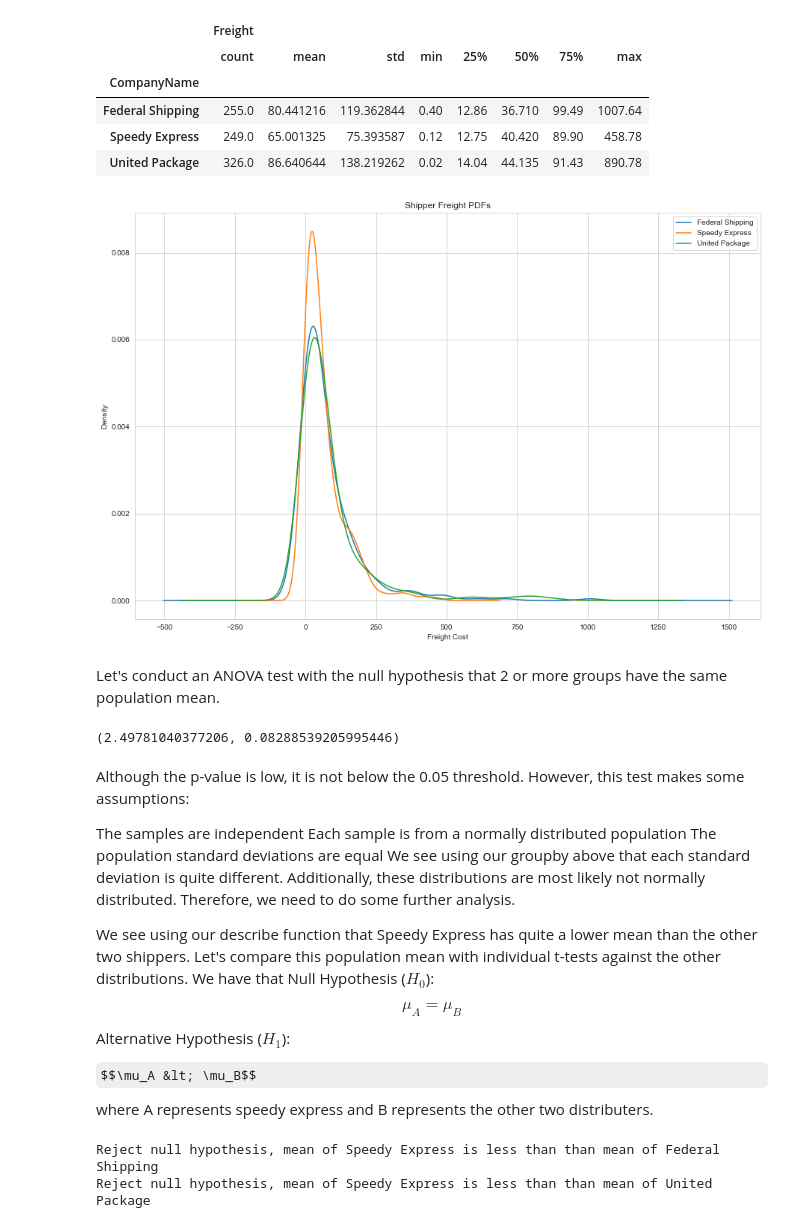
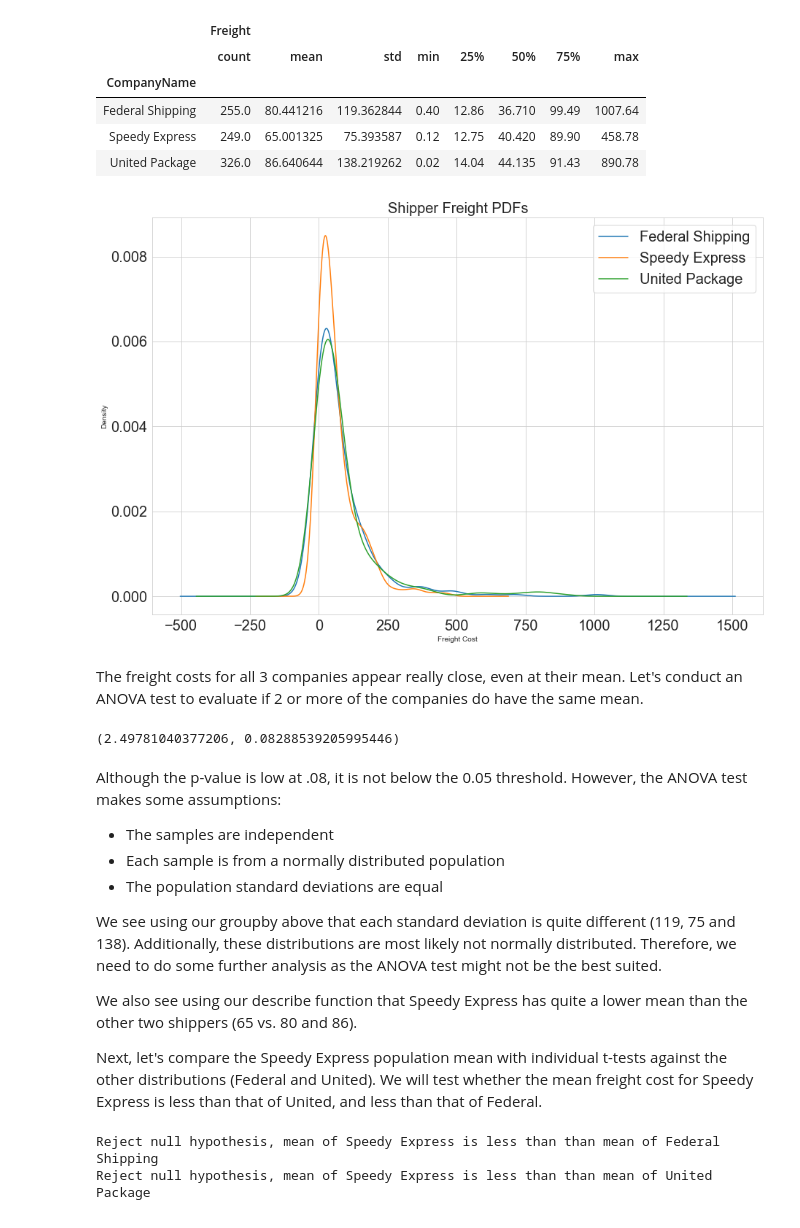
Before and after one commit to melisabardhi/Project2, a Jupyter notebook: Project 2.ipynb, the cells around one changed output. Saved outputs shown, nothing was run; the diff lists cells and outputs as text; code cells hidden in the pictures; some formulas as TeX source.

```diff
--- a/Project 2.ipynb
+++ b/Project 2.ipynb
@@ -87,9 +90,10 @@ warnings.filterwarnings('ignore')
 # %%
 # connecting to Northwind Database through sqlite
 conn = sqlite3.connect('Northwind_small.sqlite')
-c = conn.cursor()
-# Deriving high level data schema/ information from Northwind database
-c.execute("SELECT name FROM sqlite_master WHERE type = 'table';").fetchall()
+cur = conn.cursor()
+
+# Deriving high level data schema / table information from Northwind database
+cur.execute("SELECT name FROM sqlite_master WHERE type = 'table';").fetchall()
 # %% [output]
 [('Employee',),
  ('Category',),
@@ -941,4 +935,6 @@ print([x['name'] for x in inspector.get_columns('Order')])
 # %%
+# Query data using SQLite
+
 query = """
 SELECT
     s.CompanyName, o.Freight
@@ -949,4 +945,9 @@ FROM
     ON
     o.ShipVia = s.Id
 """
-ship_df = pd.read_sql_query(query, engine)
+
+# Display dataframe results with correct columns
+cur.execute(query)
+ship_df = pd.DataFrame(cur.fetchall())
+ship_df.columns = [x[0] for x in cur.description]
+ship_df.head()
@@ -980,20 +989,20 @@ ship_df.groupby('CompanyName').describe()
 | Speedy Express | 249.0 | 65.001325 | 75.393587 | 0.12 | 12.75 | 40.420 | 89.90 | 458.78 |
 | United Package | 326.0 | 86.640644 | 138.219262 | 0.02 | 14.04 | 44.135 | 91.43 | 890.78 |
 # %%
-# Plotting
+# Plot Probability Denstity Distribiton (PDF) of freight cost for all 3 shippers
 plt.figure(figsize=(15, 10))
-fed_df.Freight.plot.kde(label='Federal Shipping')
-speed_df.Freight.plot.kde(label='Speedy Express')
-united_df.Freight.plot.kde(label='United Package')
-plt.title('Shipper Freight PDFs')
+fed_df.Freight.plot.kde(label='Federal Shipping',fontsize=20)
+speed_df.Freight.plot.kde(label='Speedy Express',fontsize=20)
+united_df.Freight.plot.kde(label='United Package',fontsize=20)
+plt.title('Shipper Freight PDFs',fontsize=20)
 plt.xlabel('Freight Cost')
-plt.legend()
+plt.legend(fontsize=20)
 plt.savefig('freight.png')
 plt.show()
 # %% [output]
-[figure, old version]
+[figure, new version]
-# %% [markdown]
-Let's conduct an ANOVA test with the null hypothesis that 2 or more groups have the same population mean.
+# %% [markdown]
+The freight costs for all 3 companies appear really close, even at their mean. Let's conduct an ANOVA test to evaluate if 2 or more of the companies do have the same mean.
 # %%
 # ANOVA F-test
 F, p = stats.f_oneway(fed_df.Freight, speed_df.Freight, united_df.Freight)
@@ -1002,18 +1011,16 @@ F, p
 # %% [output]
 (2.49781040377206, 0.08288539205995446)
 # %% [markdown]
-Although the p-value is low, it is not below the 0.05 threshold. However, this test makes some assumptions:
+Although the p-value is low at .08, it is not below the 0.05 threshold. However, the ANOVA test makes some assumptions:
 
-The samples are independent
-Each sample is from a normally distributed population
-The population standard deviations are equal
-We see using our groupby above that each standard deviation is quite different. Additionally, these distributions are most likely not normally distributed. Therefore, we need to do some further analysis.
+- The samples are independent
+- Each sample is from a normally distributed population
+- The population standard deviations are equal
 
-We see using our describe function that Speedy Express has quite a lower mean than the other two shippers. Let's compare this population mean with individual t-tests against the other distributions. We have that Null Hypothesis ($H_0$):
 
-$$\mu_A = \mu_B$$
-Alternative Hypothesis ($H_1$):
+We see using our groupby above that each standard deviation is quite different (119, 75 and 138). Additionally, these distributions are most likely not normally distributed. Therefore, we need to do some further analysis as the ANOVA test might not be the best suited.
 
-$$\mu_A &lt; \mu_B$$
-where A represents speedy express and B represents the other two distributers.
+We also see using our describe function that Speedy Express has quite a lower mean than the other two shippers (65 vs. 80 and 86).
+
+Next, let's compare the Speedy Express population mean with individual t-tests against the other distributions (Federal and United). We will test whether the mean freight cost for Speedy Express is less than that of United, and less than that of Federal.
 # %%
```
Also changed, not shown: parts of 170 cells of this notebook, 5 other files.
